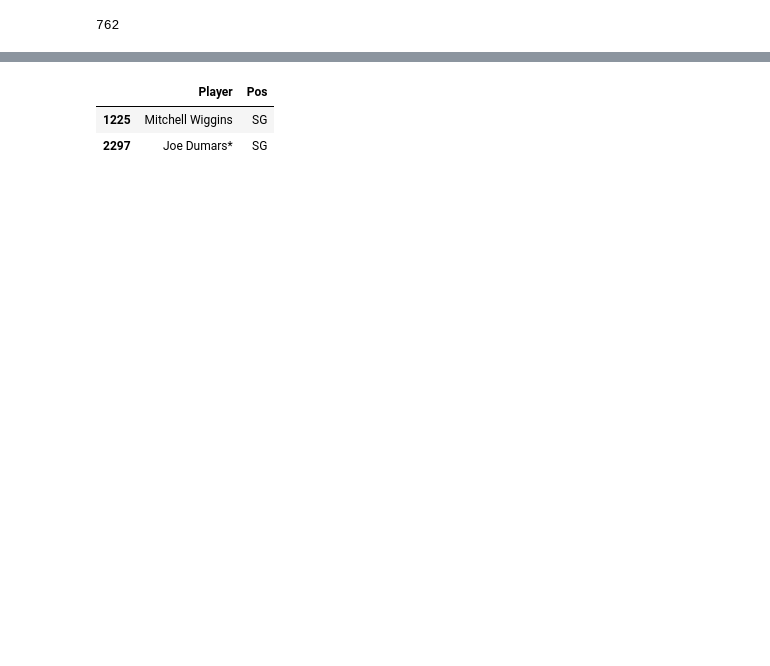
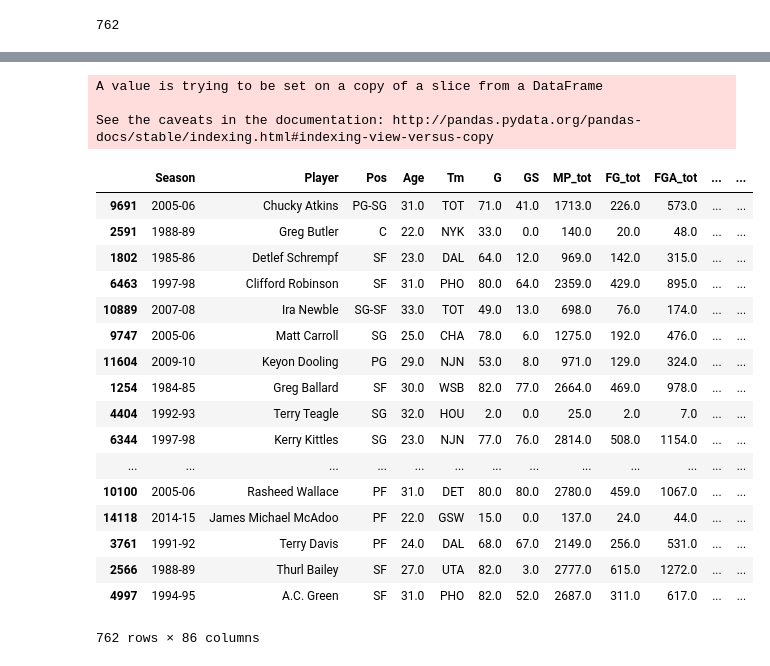
Before and after one commit to SpecCRA/nba_data_scrapers, a Jupyter notebook: bref_player_stats_scraper.ipynb, the cells around one changed output, grey strips where cells are left out. Saved outputs shown, nothing was run; the diff lists cells and outputs as text; code cells hidden in the pictures; blank space fills up the shorter version.

```diff
--- a/bref_player_stats_scraper.ipynb
+++ b/bref_player_stats_scraper.ipynb
@@ -721,0 +716,23 @@ def clean_pos(df, pos_dict):
+# %%
+# Assigns rounded position to player in the DataFrame into a new column
+# This works for df_test, but not for df_all
+def assign_pos(df, pos_dict):
+    # Add a Rounded_Pos column and fill it from pos_dict
+    df['Rounded_Pos'] = ''
+
+    for name, pos in pos_dict.items(): # Loops through names in dictionary
+        # This finds each player and assigns the rounded position to the DataFrame
+        df.Rounded_Pos[df_test['Player'] == name] = pos
+        #print(name, pos)
+    return df
+# %%
+# Assigns rounded position to player in the DataFrame into a new column
+def assign_pos(df, pos_dict):
+    # Add a Rounded_Pos column and fill it from pos_dict
+    df['Rounded_Pos'] = ''
+
+    for name, pos in pos_dict.items(): # Loops through names in dictionary
+        # This finds each player and assigns the rounded position to the DataFrame
+        df.Rounded_Pos[df_test['Player'] == name] = pos
+        #print(name, pos)
+    return df
@@ -752,12 +800,0 @@ dict_keys(['Name', 'Mitchell Wiggins', 'Joe Dumars*', 'Scott Haffner', 'Donyell
-# %%
-for index, row in df_test[['Player', 'Pos']].iterrows():
-    player_name = row.iloc[0]
-    #print(player_name)
-    if player_name not in most_common_pos_test.keys():
-        pos = df_test[df_test['Player'] == player_name].groupby('Pos').size()\
-        .reset_index(name = 'Count')\
-        .sort_values(['Count'], ascending = False).iloc[0][0]
-        #print(pos)
-        most_common_pos_test[player_name] = pos
-    else:
-        continue
@@ -784,6 +800,0 @@ most_common_pos_test
-# %%
-df_test[['Player', 'Pos']].head(n=2)
-# %% [output]
-|  | Player | Pos |
-| 1225 | Mitchell Wiggins | SG |
-| 2297 | Joe Dumars* | SG |
@@ -794,0 +801,24 @@ rounded_pos = ['1', '2', '3', '4', '5']
+# %%
+assign_pos(df_test, most_common_pos_test)
+# %% [output]
+A value is trying to be set on a copy of a slice from a DataFrame
+
+See the caveats in the documentation: http://pandas.pydata.org/pandas-docs/stable/indexing.html#indexing-view-versus-copy
+|  | Season | Player | Pos | Age | Tm | G | GS | MP_tot | FG_tot | FGA_tot | ... | ... |
+| 9691 | 2005-06 | Chucky Atkins | PG-SG | 31.0 | TOT | 71.0 | 41.0 | 1713.0 | 226.0 | 573.0 | ... | ... |
+| 2591 | 1988-89 | Greg Butler | C | 22.0 | NYK | 33.0 | 0.0 | 140.0 | 20.0 | 48.0 | ... | ... |
+| 1802 | 1985-86 | Detlef Schrempf | SF | 23.0 | DAL | 64.0 | 12.0 | 969.0 | 142.0 | 315.0 | ... | ... |
+| 6463 | 1997-98 | Clifford Robinson | SF | 31.0 | PHO | 80.0 | 64.0 | 2359.0 | 429.0 | 895.0 | ... | ... |
+| 10889 | 2007-08 | Ira Newble | SG-SF | 33.0 | TOT | 49.0 | 13.0 | 698.0 | 76.0 | 174.0 | ... | ... |
+| 9747 | 2005-06 | Matt Carroll | SG | 25.0 | CHA | 78.0 | 6.0 | 1275.0 | 192.0 | 476.0 | ... | ... |
+| 11604 | 2009-10 | Keyon Dooling | PG | 29.0 | NJN | 53.0 | 8.0 | 971.0 | 129.0 | 324.0 | ... | ... |
+| 1254 | 1984-85 | Greg Ballard | SF | 30.0 | WSB | 82.0 | 77.0 | 2664.0 | 469.0 | 978.0 | ... | ... |
+| 4404 | 1992-93 | Terry Teagle | SG | 32.0 | HOU | 2.0 | 0.0 | 25.0 | 2.0 | 7.0 | ... | ... |
+| 6344 | 1997-98 | Kerry Kittles | SG | 23.0 | NJN | 77.0 | 76.0 | 2814.0 | 508.0 | 1154.0 | ... | ... |
+| ... | ... | ... | ... | ... | ... | ... | ... | ... | ... | ... | ... | ... |
+| 10100 | 2005-06 | Rasheed Wallace | PF | 31.0 | DET | 80.0 | 80.0 | 2780.0 | 459.0 | 1067.0 | ... | ... |
+| 14118 | 2014-15 | James Michael McAdoo | PF | 22.0 | GSW | 15.0 | 0.0 | 137.0 | 24.0 | 44.0 | ... | ... |
+| 3761 | 1991-92 | Terry Davis | PF | 24.0 | DAL | 68.0 | 67.0 | 2149.0 | 256.0 | 531.0 | ... | ... |
+| 2566 | 1988-89 | Thurl Bailey | SF | 27.0 | UTA | 82.0 | 3.0 | 2777.0 | 615.0 | 1272.0 | ... | ... |
+| 4997 | 1994-95 | A.C. Green | SF | 31.0 | PHO | 82.0 | 52.0 | 2687.0 | 311.0 | 617.0 | ... | ... |
+762 rows × 86 columns
```
Also changed, not shown: parts of 25 cells of this notebook, 1 other file.
